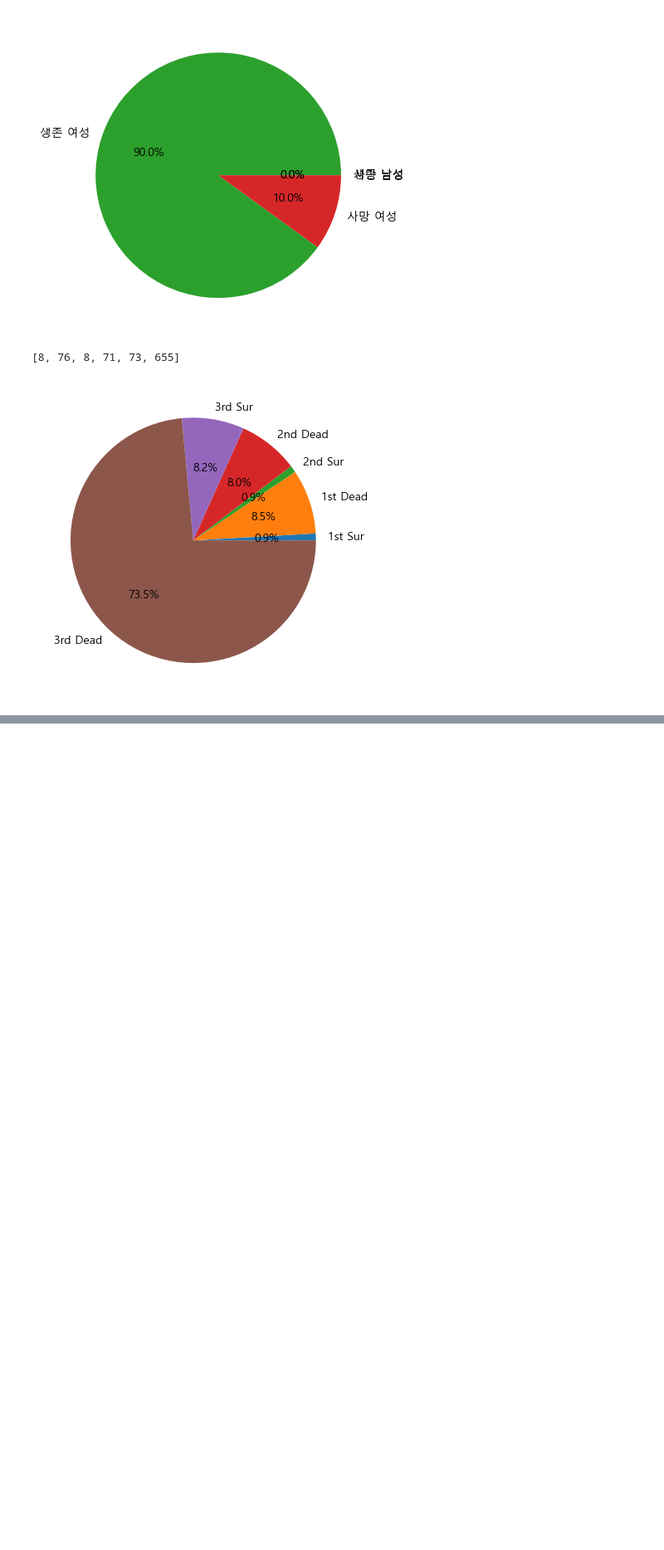
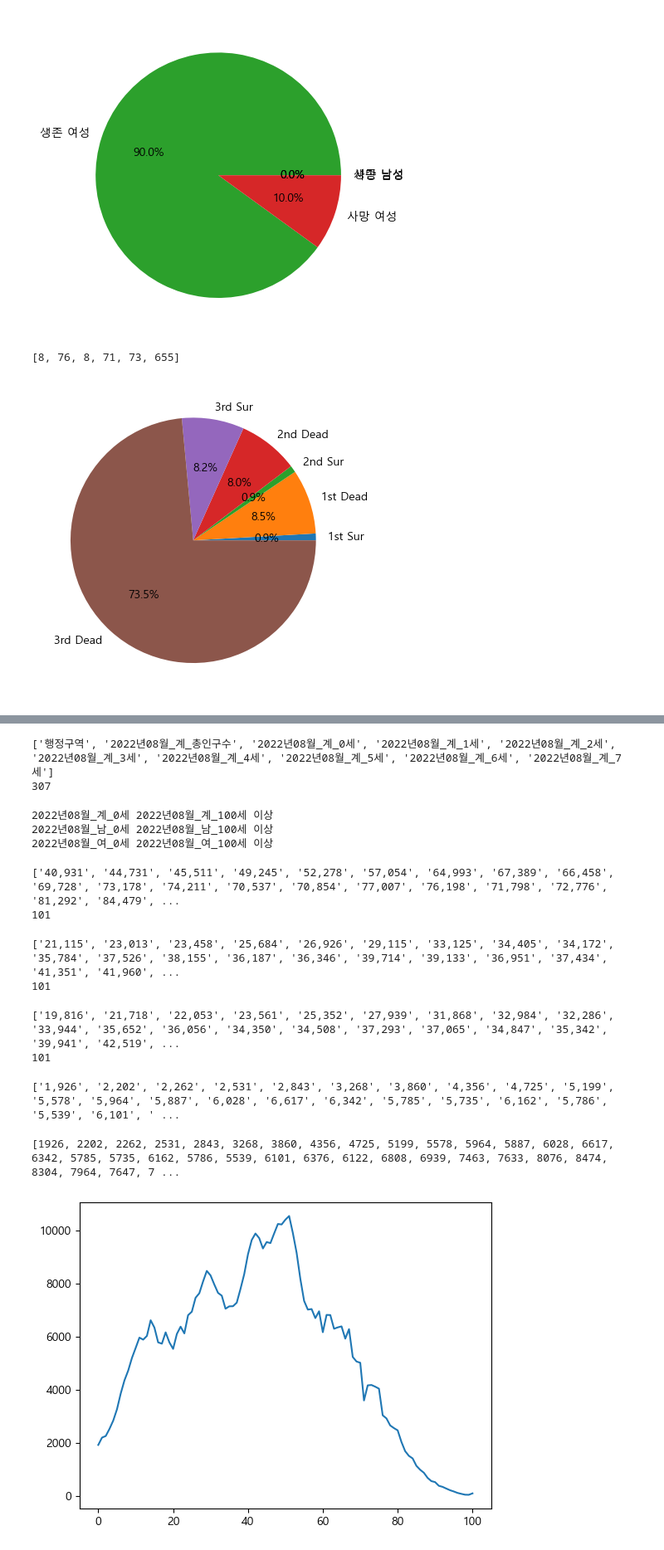
Before and after one commit to dnjeh/python, a Jupyter notebook: SRHclassHa!/20231130.ipynb, the cells around one changed output, grey strips where cells are left out. Shown: that part at 83% size. Saved outputs shown, nothing was run; the diff lists cells and outputs as text; code cells hidden in the pictures; blank space fills up the shorter version.

```diff
--- a/SRHclassHa!/20231130.ipynb
+++ b/SRHclassHa!/20231130.ipynb
@@ -179,0 +182,60 @@ plt.show()
+# %%
+f=open("population.csv", encoding="cp949")
+data = csv.reader(f)
+header = next(data)
+data = list(data)
+f.close()
+data=list(data)
+
+print(header[:10])
+print(len(header))
+# %% [output]
+['행정구역', '2022년08월_계_총인구수', '2022년08월_계_0세', '2022년08월_계_1세', '2022년08월_계_2세', '2022년08월_계_3세', '2022년08월_계_4세', '2022년08월_계_5세', '2022년08월_계_6세', '2022년08월_계_7세']
+307
+# %%
+print(header[2], header[102])
+print(header[104], header[204])
+print(header[206], header[306])
+# %% [output]
+2022년08월_계_0세 2022년08월_계_100세 이상
+2022년08월_남_0세 2022년08월_남_100세 이상
+2022년08월_여_0세 2022년08월_여_100세 이상
+# %%
+#서울특별시의 연령별 총인구
+print(data[0][2:103])
+print(len(data[0][2:103]))
+# %% [output]
+['40,931', '44,731', '45,511', '49,245', '52,278', '57,054', '64,993', '67,389', '66,458', '69,728', '73,178', '74,211', '70,537', '70,854', '77,007', '76,198', '71,798', '72,776', '81,292', '84,479', ...
+101
+# %%
+#서울특별시의 연령별 남성 인구
+print(data[0][104:205])
+print(len(data[0][104:205]))
+# %% [output]
+['21,115', '23,013', '23,458', '25,684', '26,926', '29,115', '33,125', '34,405', '34,172', '35,784', '37,526', '38,155', '36,187', '36,346', '39,714', '39,133', '36,951', '37,434', '41,351', '41,960', ...
+101
+# %%
+#서울특별시의 연령별 여성 인구
+print(data[0][206:307])
+print(len(data[0][206:307]))
+# %% [output]
+['19,816', '21,718', '22,053', '23,561', '25,352', '27,939', '31,868', '32,984', '32,286', '33,944', '35,652', '36,056', '34,350', '34,508', '37,293', '37,065', '34,847', '35,342', '39,941', '42,519', ...
+101
+# %%
+for row in data:
+    if "강남구" in row[0]:
+        print(row[2:103])
+# %% [output]
+['1,926', '2,202', '2,262', '2,531', '2,843', '3,268', '3,860', '4,356', '4,725', '5,199', '5,578', '5,964', '5,887', '6,028', '6,617', '6,342', '5,785', '5,735', '6,162', '5,786', '5,539', '6,101', ' ...
+# %%
+result = []
+for row in data:
+    if "강남구" in row[0]:
+        for i in row[2:103]:
+            result.append(int(i.replace(',', '')))
+print(result)
+plt.plot(result)
+plt.show()
+# %% [output]
+[1926, 2202, 2262, 2531, 2843, 3268, 3860, 4356, 4725, 5199, 5578, 5964, 5887, 6028, 6617, 6342, 5785, 5735, 6162, 5786, 5539, 6101, 6376, 6122, 6808, 6939, 7463, 7633, 8076, 8474, 8304, 7964, 7647, 7 ...
+[figure, added]
```
Also changed, not shown: parts of 5 cells of this notebook, 1 other file.
